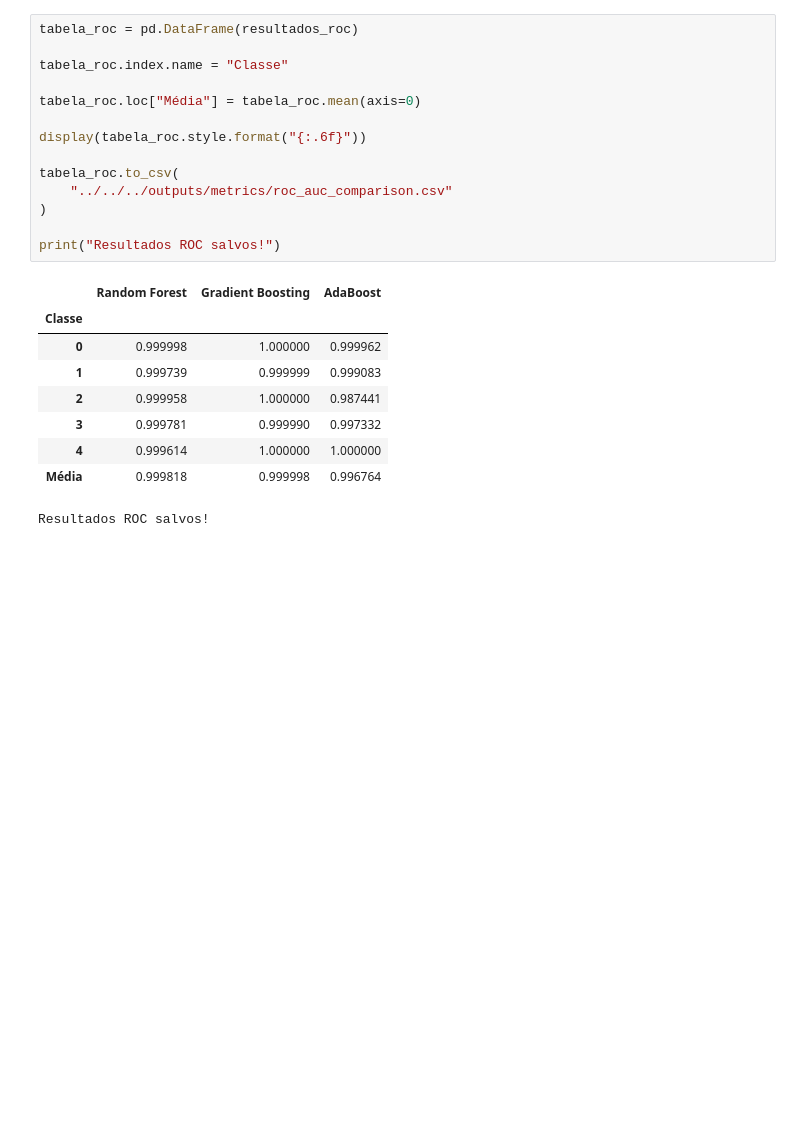
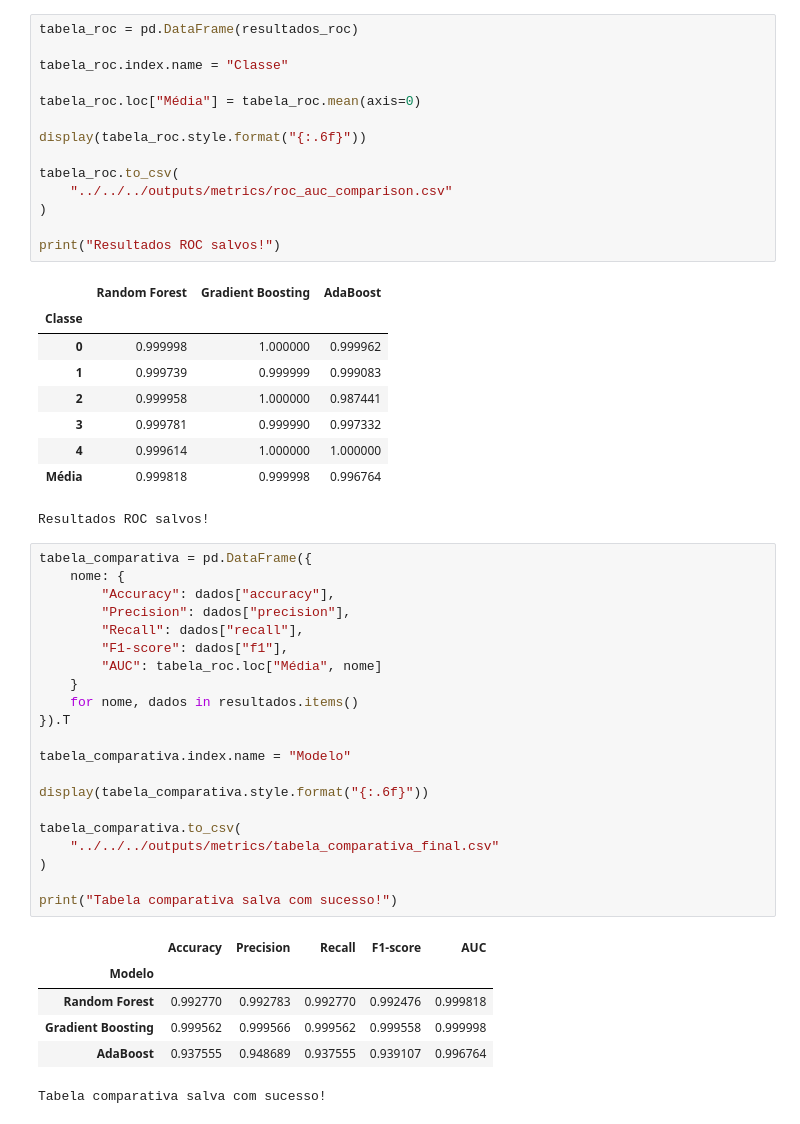
Before and after one commit to LuxLucas/anemia_ml_project, a Jupyter notebook: src/trainings/ensembles/ensembles.ipynb, the cells around one changed output. Saved outputs shown, nothing was run; the diff lists cells and outputs as text; blank space fills up the shorter version.

Commit message:
feat: Tabela comparativa final

```diff
--- a/src/trainings/ensembles/ensembles.ipynb
+++ b/src/trainings/ensembles/ensembles.ipynb
@@ -377,3 +377,31 @@ print("Resultados ROC salvos!")
 | 4 | 0.999614 | 1.000000 | 1.000000 |
 | Média | 0.999818 | 0.999998 | 0.996764 |
 Resultados ROC salvos!
+# %%
+tabela_comparativa = pd.DataFrame({
+    nome: {
+        "Accuracy": dados["accuracy"],
+        "Precision": dados["precision"],
+        "Recall": dados["recall"],
+        "F1-score": dados["f1"],
+        "AUC": tabela_roc.loc["Média", nome]
+    }
+    for nome, dados in resultados.items()
+}).T
+
+tabela_comparativa.index.name = "Modelo"
+
+display(tabela_comparativa.style.format("{:.6f}"))
+
+tabela_comparativa.to_csv(
+    "../../../outputs/metrics/tabela_comparativa_final.csv"
+)
+
+print("Tabela comparativa salva com sucesso!")
+# %% [output]
+|  | Accuracy | Precision | Recall | F1-score | AUC |
+| Modelo |  |  |  |  |  |
+| Random Forest | 0.992770 | 0.992783 | 0.992770 | 0.992476 | 0.999818 |
+| Gradient Boosting | 0.999562 | 0.999566 | 0.999562 | 0.999558 | 0.999998 |
+| AdaBoost | 0.937555 | 0.948689 | 0.937555 | 0.939107 | 0.996764 |
+Tabela comparativa salva com sucesso!
```
Also changed, not shown: 3 other files.
